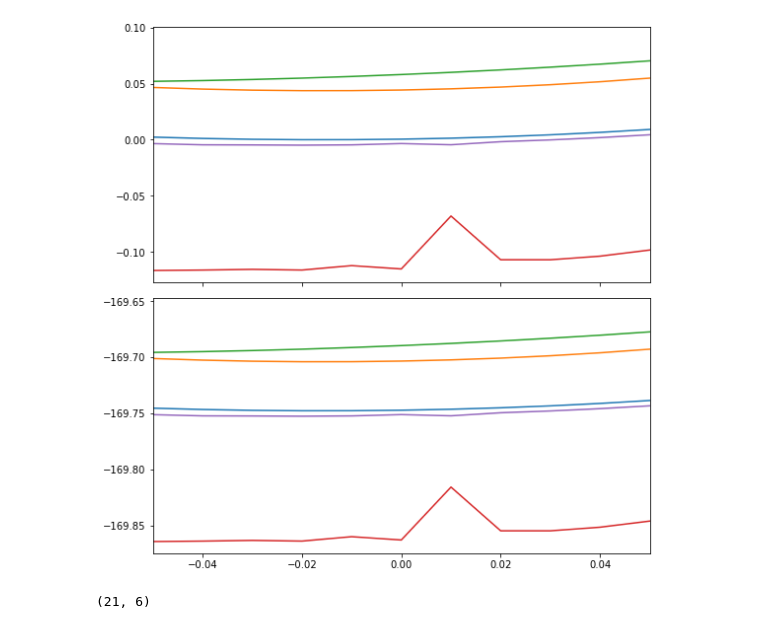
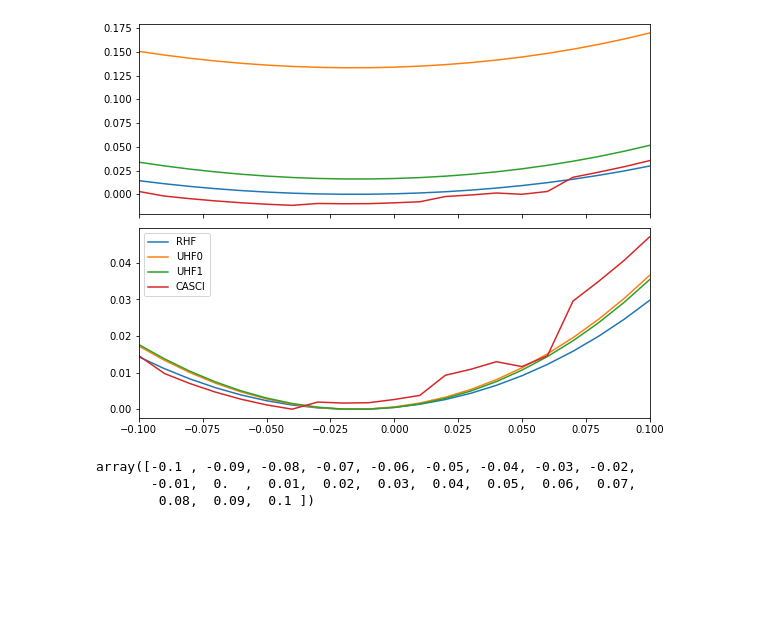
Before and after one commit to yangdatou/test-nih6, a Jupyter notebook: plot.ipynb, the cells around one changed output. Cells and saved outputs as stored; diff of their text form; code cells hidden in the pictures; blank space fills up the shorter version.

```diff
--- a/plot.ipynb
+++ b/plot.ipynb
@@ -4,27 +4,31 @@ from matplotlib import pyplot
 # %%
 data = numpy.loadtxt("./data/r_1.4000.dat", delimiter=",")
 
-fig, axs = pyplot.subplots(2, 1, sharex=True, figsize=(8, 8))
+fig, axs = pyplot.subplots(2, 1, sharex=True, figsize=(8, 6))
 
 ax = axs[0]
 ax.plot(data[:, 0], data[:, 1] - data[:, 1].min(), label="RHF")
 ax.plot(data[:, 0], data[:, 2] - data[:, 1].min(), label="UHF0")
 ax.plot(data[:, 0], data[:, 3] - data[:, 1].min(), label="UHF1")
-ax.plot(data[:, 0], data[:, 4] - data[:, 1].min(), label="CASSCF")
+# ax.plot(data[:, 0], data[:, 4] - data[:, 1].min(), label="CASSCF")
 ax.plot(data[:, 0], data[:, 5] - data[:, 1].min(), label="CASCI")
 
 ax = axs[1]
-ax.plot(data[:, 0], data[:, 1] - data[:, 1].min())
-ax.plot(data[:, 0], data[:, 2])
-ax.plot(data[:, 0], data[:, 3])
-ax.plot(data[:, 0], data[:, 4])
-ax.plot(data[:, 0], data[:, 5])
+ax.plot(data[:, 0], data[:, 1] - data[:, 1].min(), label="RHF")
+ax.plot(data[:, 0], data[:, 2] - data[:, 2].min(), label="UHF0")
+ax.plot(data[:, 0], data[:, 3] - data[:, 3].min(), label="UHF1")
+# ax.plot(data[:, 0], data[:, 4] - data[:, 4].min(), label="CASSCF")
+ax.plot(data[:, 0], data[:, 5] - data[:, 5].min(), label="CASCI")
 
-ax.set_xlim(-0.05, 0.05)
+ax.set_xlim(-0.1, 0.1)
+
+ax.legend()
 fig.tight_layout()
 # %% [output]
-[figure, old version]
+[figure, new version]
-# %%
-data.shape
-# %% [output]
-(21, 6)
+# %%
+data[:, 0]
+# %% [output]
+array([-0.1 , -0.09, -0.08, -0.07, -0.06, -0.05, -0.04, -0.03, -0.02,
+       -0.01,  0.  ,  0.01,  0.02,  0.03,  0.04,  0.05,  0.06,  0.07,
+        0.08,  0.09,  0.1 ])
```
Also changed, not shown: parts of 2 cells of this notebook, 3 other files.
